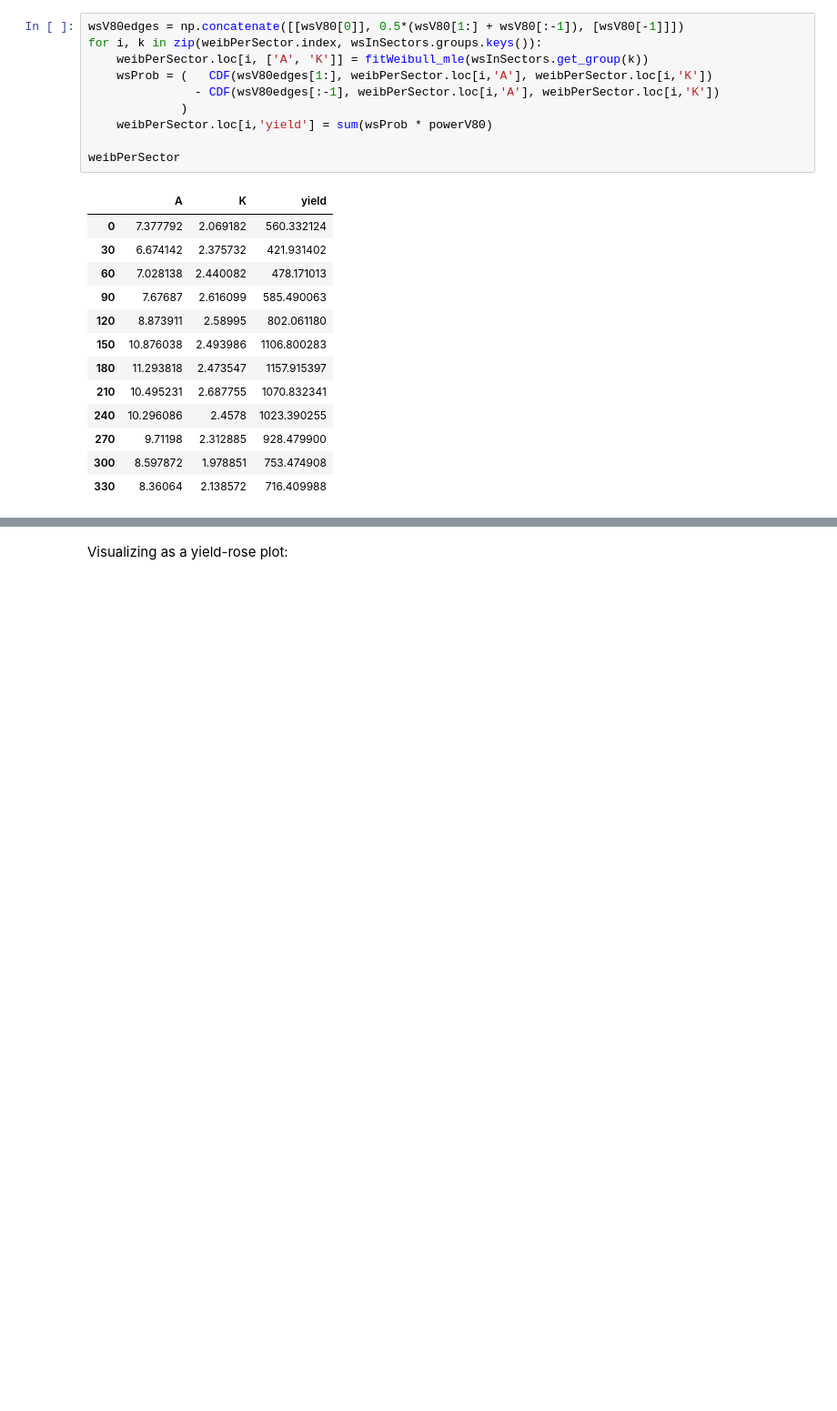
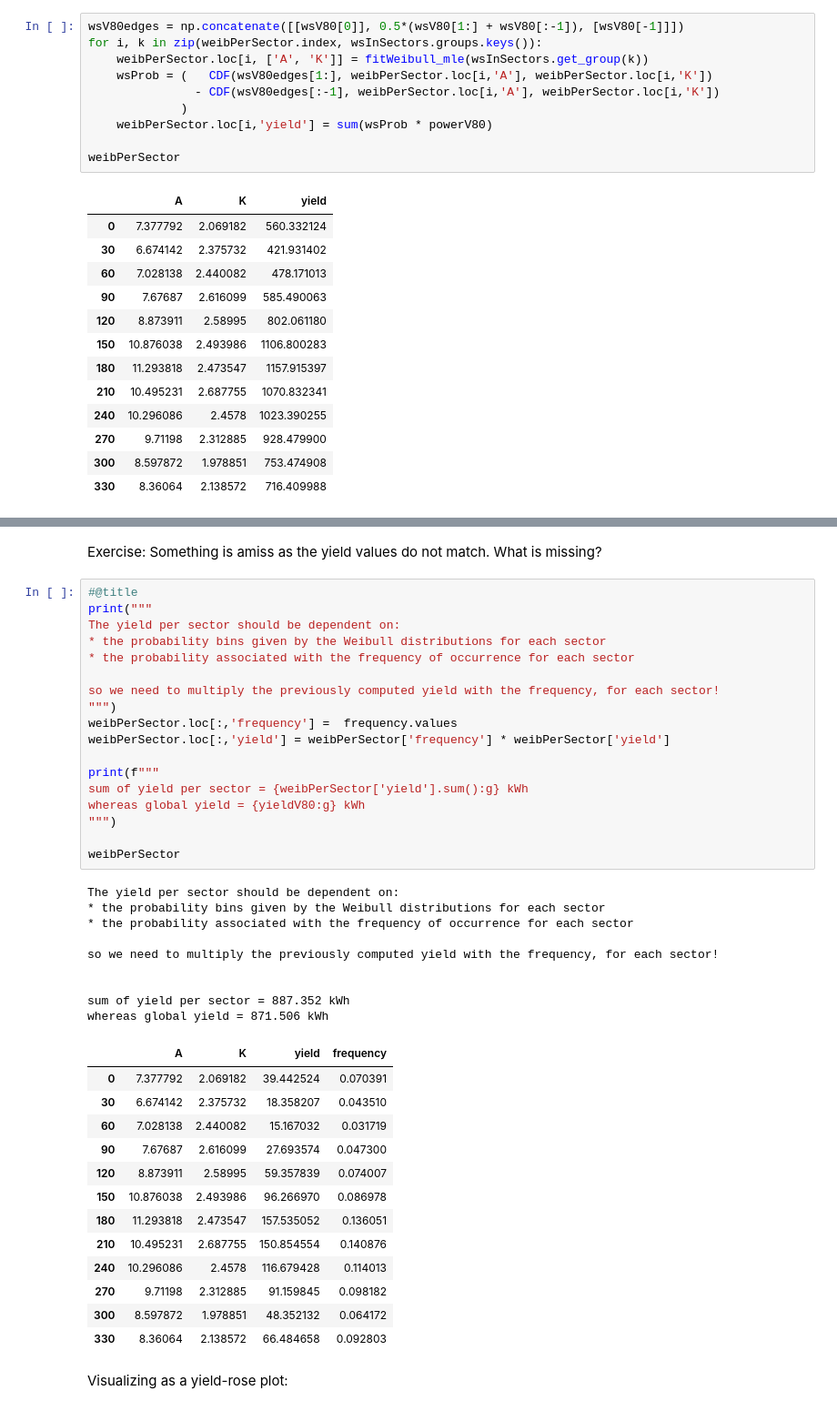
Before and after one commit to calvr/openDays2023-ma, a Jupyter notebook: openDays_workshop1.ipynb, the cells around one changed output, grey strips where cells are left out. Shown at 91% size. Saved outputs shown, nothing was run; the diff lists cells and outputs as text; blank space fills up the shorter version.

```diff
--- a/openDays_workshop1.ipynb
+++ b/openDays_workshop1.ipynb
@@ -628,3 +638,46 @@ weibPerSector
+# %% [markdown]
+Exercise: Something is amiss as the yield values do not match. What is missing?
+# %%
+#@title
+print("""
+The yield per sector should be dependent on:
+* the probability bins given by the Weibull distributions for each sector
+* the probability associated with the frequency of occurrence for each sector
+
+so we need to multiply the previously computed yield with the frequency, for each sector!
+""")
+weibPerSector.loc[:,'frequency'] =  frequency.values
+weibPerSector.loc[:,'yield'] = weibPerSector['frequency'] * weibPerSector['yield']
+
+print(f"""
+sum of yield per sector = {weibPerSector['yield'].sum():g} kWh
+whereas global yield = {yieldV80:g} kWh
+""")
+
+weibPerSector
+# %% [output]
+The yield per sector should be dependent on:
+* the probability bins given by the Weibull distributions for each sector
+* the probability associated with the frequency of occurrence for each sector
+
+so we need to multiply the previously computed yield with the frequency, for each sector!
+
+
+sum of yield per sector = 887.352 kWh
+whereas global yield = 871.506 kWh
+|  | A | K | yield | frequency |
+| 0 | 7.377792 | 2.069182 | 39.442524 | 0.070391 |
+| 30 | 6.674142 | 2.375732 | 18.358207 | 0.043510 |
+| 60 | 7.028138 | 2.440082 | 15.167032 | 0.031719 |
+| 90 | 7.67687 | 2.616099 | 27.693574 | 0.047300 |
+| 120 | 8.873911 | 2.58995 | 59.357839 | 0.074007 |
+| 150 | 10.876038 | 2.493986 | 96.266970 | 0.086978 |
+| 180 | 11.293818 | 2.473547 | 157.535052 | 0.136051 |
+| 210 | 10.495231 | 2.687755 | 150.854554 | 0.140876 |
+| 240 | 10.296086 | 2.4578 | 116.679428 | 0.114013 |
+| 270 | 9.71198 | 2.312885 | 91.159845 | 0.098182 |
+| 300 | 8.597872 | 1.978851 | 48.352132 | 0.064172 |
+| 330 | 8.36064 | 2.138572 | 66.484658 | 0.092803 |
 # %% [markdown]
 Visualizing as a yield-rose plot:
 # %%
```
Also changed, not shown: parts of 3 cells of this notebook, 1 other file.
